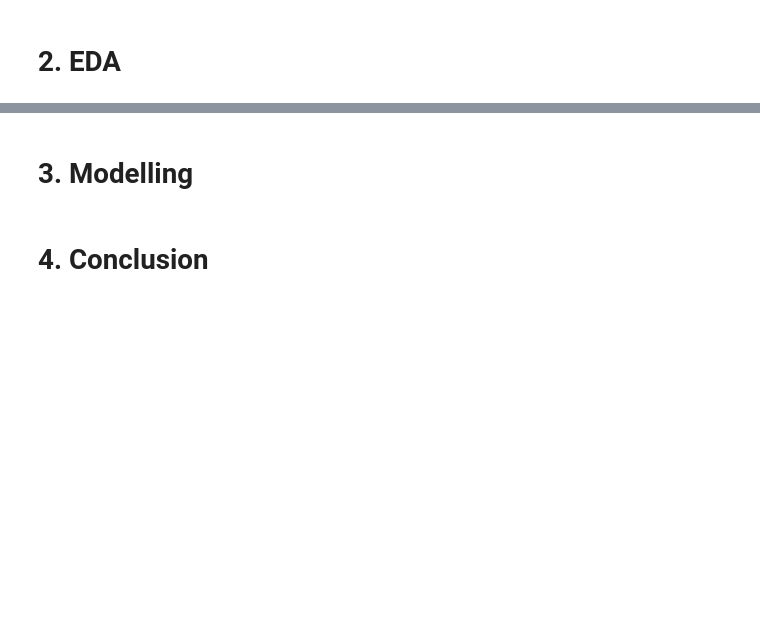
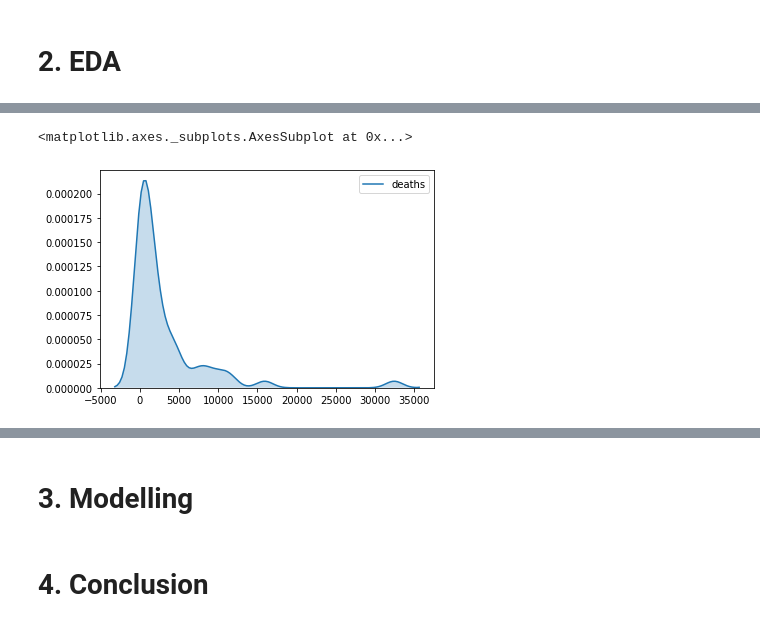
Before and after one commit to Kaiyang-Liu/business_analytics, a Jupyter notebook: Analysis_cov19_in_US.ipynb, the cells around one changed output, grey strips where cells are left out. Cells and saved outputs as stored; diff of their text form; code cells hidden in the pictures; blank space fills up the shorter version.

```diff
--- a/Analysis_cov19_in_US.ipynb
+++ b/Analysis_cov19_in_US.ipynb
@@ -17,0 +56,6 @@ df.head()
+# %%
+df = pd.read_csv("https://raw.githubusercontent.com/nytimes/covid-19-data/master/us-states.csv")
+df["date"] = pd.to_datetime(df["date"])
+df = df.set_index("date")
+print(f"Columns: {df.columns}")
+df.index
@@ -17,0 +72,6 @@ df.head()
+# %%
+from datetime import date, timedelta
+today = date.today()
+daybefore = today - timedelta(days = 2)
+print(f"Today {today}")
+print(f"Two days ago {daybefore}")
@@ -17,0 +91,5 @@ df.head()
+# %%
+sns.kdeplot(df.loc[daybefore:today]["deaths"], shade=True)
+# %% [output]
+<matplotlib.axes._subplots.AxesSubplot at 0x...>
+[figure, added]
```
Also changed, not shown: parts of 24 cells of this notebook.
